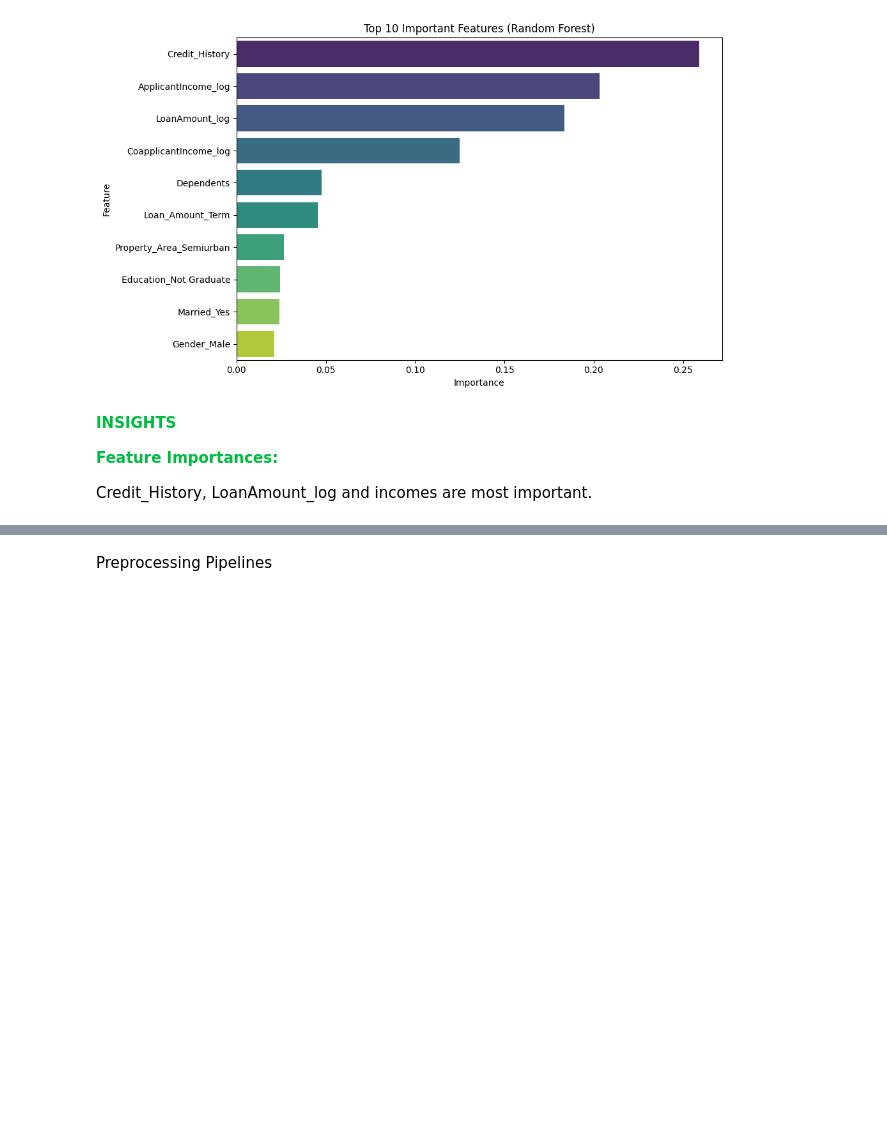
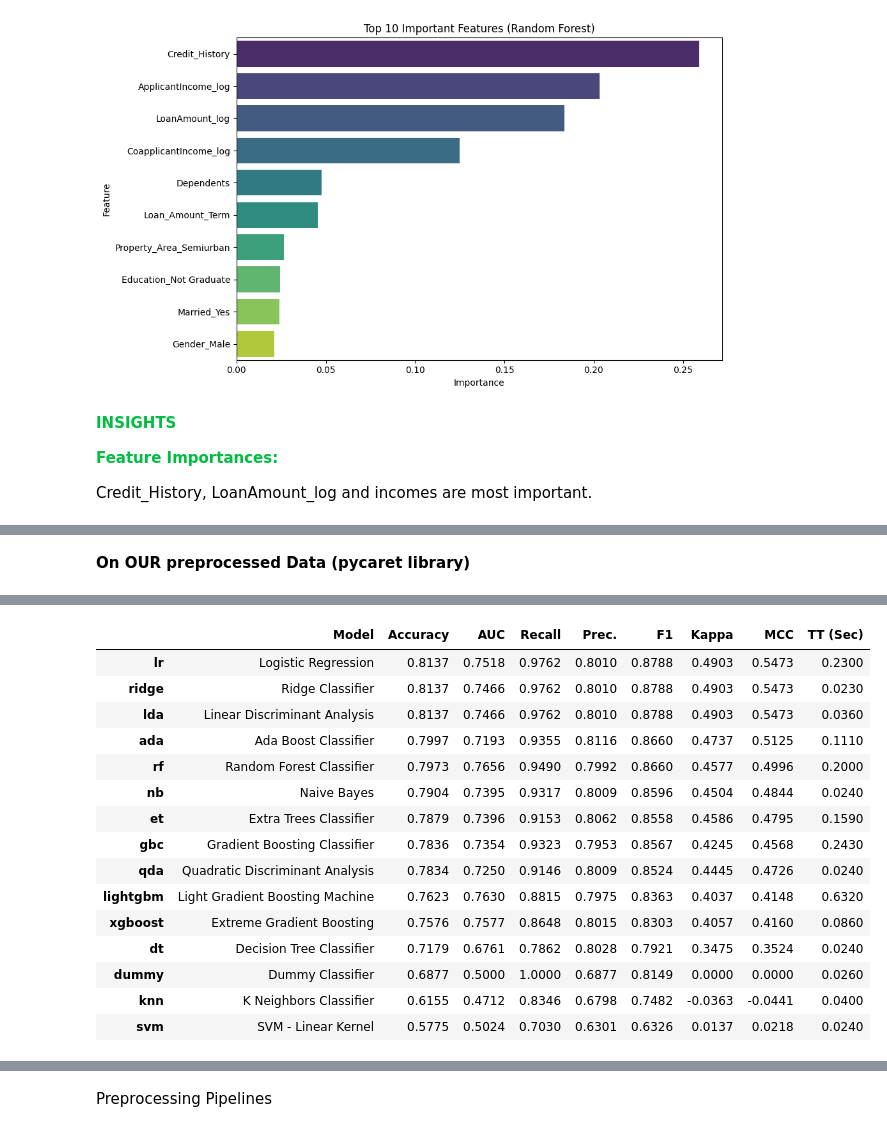
Before and after one commit to anoureddin/mlt_loan_app, a Jupyter notebook: eda_ml_data/notebooks/eda_and_cleaning.ipynb, the cells around one changed output, grey strips where cells are left out. Cells and saved outputs as stored; diff of their text form; code cells hidden in the pictures; blank space fills up the shorter version.

```diff
--- a/eda_ml_data/notebooks/eda_and_cleaning.ipynb
+++ b/eda_ml_data/notebooks/eda_and_cleaning.ipynb
@@ -632,0 +695,54 @@ Credit_History, LoanAmount_log and incomes are most important.
+# %% [markdown]
+**On OUR preprocessed Data (pycaret library)**
+# %%
+import pandas as pd
+
+df_model2 = pd.read_csv('loan_prediction.csv')
+
+
+# Drop 'Loan_ID'
+df_model2 = df_model2.drop('Loan_ID', axis=1)
+
+# Fill missing categorical values with mode (safe assignment)
+for col in ['Gender', 'Married', 'Dependents', 'Self_Employed']:
+    df_model2[col] = df_model2[col].fillna(df_model2[col].mode()[0])
+
+# Fill missing numerical values
+df_model2['LoanAmount'] = df_model2['LoanAmount'].fillna(df_model2['LoanAmount'].median())
+df_model2['Loan_Amount_Term'] = df_model2['Loan_Amount_Term'].fillna(df_model2['Loan_Amount_Term'].mode()[0])
+df_model2['Credit_History'] = df_model2['Credit_History'].fillna(df_model2['Credit_History'].mode()[0])
+
+# Convert '3+' to 3 and cast to int
+df_model2['Dependents'] = df_model2['Dependents'].replace('3+', 3).astype(int)
+
+import numpy as np
+
+# Apply log1p to reduce skewness and handle outliers
+df_model2['ApplicantIncome_log'] = np.log1p(df_model2['ApplicantIncome'])
+df_model2['CoapplicantIncome_log'] = np.log1p(df_model2['CoapplicantIncome'])
+df_model2['LoanAmount_log'] = np.log1p(df_model2['LoanAmount'])
+
+
+# Convert 'Y' → 1 and 'N' → 0:
+df_model2['Loan_Status'] = df_model2['Loan_Status'].map({'Y': 1, 'N': 0})
+
+# We’ll use One-Hot Encoding to avoid ordering bias:
+# One-hot encode remaining categorical features
+df_model2 = pd.get_dummies(df_model2, columns=['Gender', 'Married', 'Education','Self_Employed', 'Property_Area'], drop_first=True)
+
+
+
+from pycaret.classification import setup, compare_models
+
+# Setup PyCaret
+# Ensure that the target variable 'Loan_Status' is treated as a categorical variable (for classification)
+# We will use the preprocessed DataFrame 'df_model2'
+clf1 = setup(data = df_model2, target = 'Loan_Status', session_id = 123,
+             preprocess=False, # If Data is already preprocessed
+             html=True,              # Hides setup wizard and prompts
+             verbose=False             # Suppresses most of the logs
+             )
+
+# Compare top 10 models based on 'Accuracy' (default metric for classification)
+best_models = compare_models(n_select=10)
+# %% [output]
@@ -632,0 +750,16 @@ Credit_History, LoanAmount_log and incomes are most important.
+|  | Model | Accuracy | AUC | Recall | Prec. | F1 | Kappa | MCC | TT (Sec) |
+| lr | Logistic Regression | 0.8137 | 0.7518 | 0.9762 | 0.8010 | 0.8788 | 0.4903 | 0.5473 | 0.2300 |
+| ridge | Ridge Classifier | 0.8137 | 0.7466 | 0.9762 | 0.8010 | 0.8788 | 0.4903 | 0.5473 | 0.0230 |
+| lda | Linear Discriminant Analysis | 0.8137 | 0.7466 | 0.9762 | 0.8010 | 0.8788 | 0.4903 | 0.5473 | 0.0360 |
+| ada | Ada Boost Classifier | 0.7997 | 0.7193 | 0.9355 | 0.8116 | 0.8660 | 0.4737 | 0.5125 | 0.1110 |
+| rf | Random Forest Classifier | 0.7973 | 0.7656 | 0.9490 | 0.7992 | 0.8660 | 0.4577 | 0.4996 | 0.2000 |
+| nb | Naive Bayes | 0.7904 | 0.7395 | 0.9317 | 0.8009 | 0.8596 | 0.4504 | 0.4844 | 0.0240 |
+| et | Extra Trees Classifier | 0.7879 | 0.7396 | 0.9153 | 0.8062 | 0.8558 | 0.4586 | 0.4795 | 0.1590 |
+| gbc | Gradient Boosting Classifier | 0.7836 | 0.7354 | 0.9323 | 0.7953 | 0.8567 | 0.4245 | 0.4568 | 0.2430 |
+| qda | Quadratic Discriminant Analysis | 0.7834 | 0.7250 | 0.9146 | 0.8009 | 0.8524 | 0.4445 | 0.4726 | 0.0240 |
+| lightgbm | Light Gradient Boosting Machine | 0.7623 | 0.7630 | 0.8815 | 0.7975 | 0.8363 | 0.4037 | 0.4148 | 0.6320 |
+| xgboost | Extreme Gradient Boosting | 0.7576 | 0.7577 | 0.8648 | 0.8015 | 0.8303 | 0.4057 | 0.4160 | 0.0860 |
+| dt | Decision Tree Classifier | 0.7179 | 0.6761 | 0.7862 | 0.8028 | 0.7921 | 0.3475 | 0.3524 | 0.0240 |
+| dummy | Dummy Classifier | 0.6877 | 0.5000 | 1.0000 | 0.6877 | 0.8149 | 0.0000 | 0.0000 | 0.0260 |
+| knn | K Neighbors Classifier | 0.6155 | 0.4712 | 0.8346 | 0.6798 | 0.7482 | -0.0363 | -0.0441 | 0.0400 |
+| svm | SVM - Linear Kernel | 0.5775 | 0.5024 | 0.7030 | 0.6301 | 0.6326 | 0.0137 | 0.0218 | 0.0240 |
```
Also changed, not shown: parts of 22 cells of this notebook.
